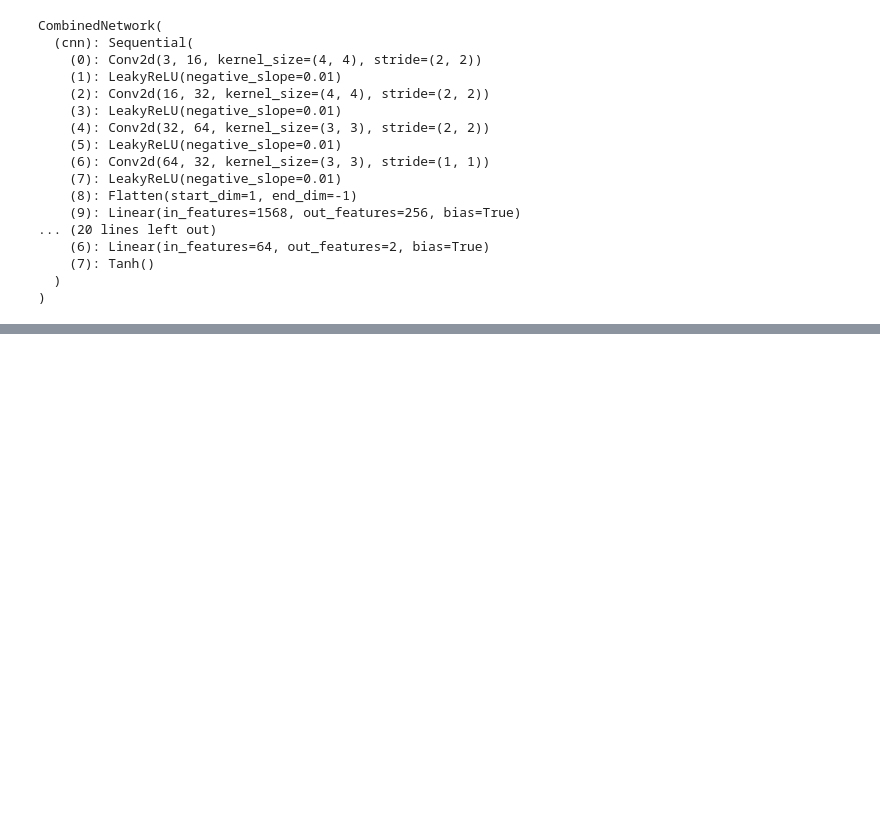
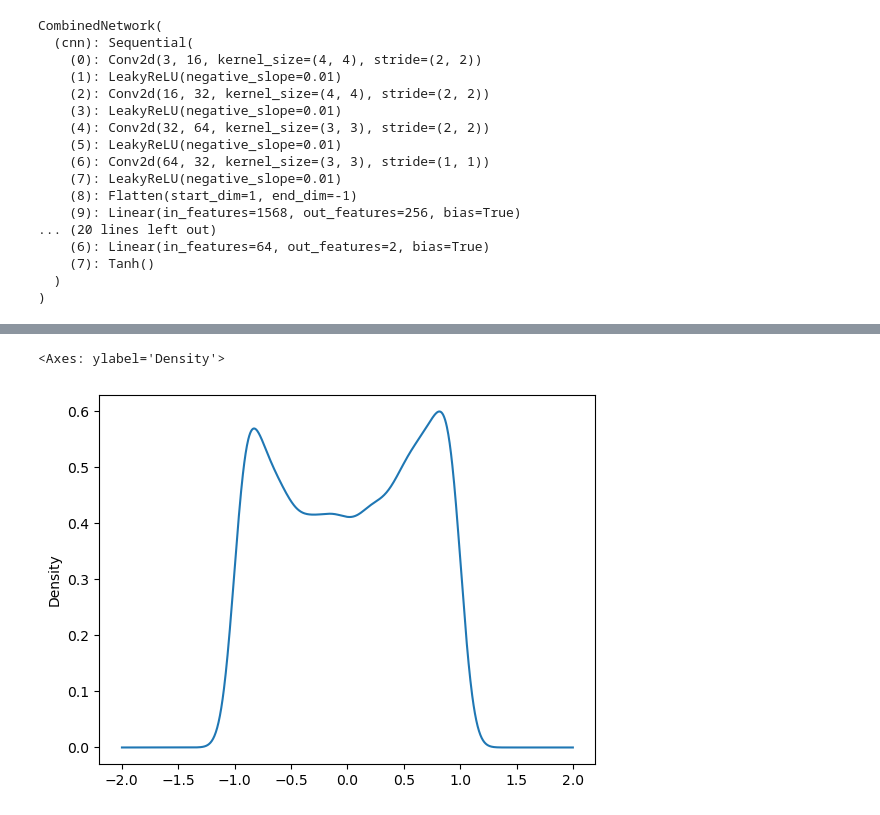
Before and after one commit to ChrispenCrash/AlienRL, a Jupyter notebook: Test AlienRL Enviroment.ipynb, the cells around one changed output, grey strips where cells are left out. Saved outputs shown, nothing was run; the diff lists cells and outputs as text; code cells hidden in the pictures; blank space fills up the shorter version.

```diff
--- a/Test AlienRL Enviroment.ipynb
+++ b/Test AlienRL Enviroment.ipynb
@@ -562,0 +1009,5 @@ CombinedNetwork(
+# %%
+pd.Series(action_2).plot.kde()
+# %% [output]
+<Axes: ylabel='Density'>
+[figure, added]
```
Also changed, not shown: parts of 66 cells of this notebook, 10 other files.
